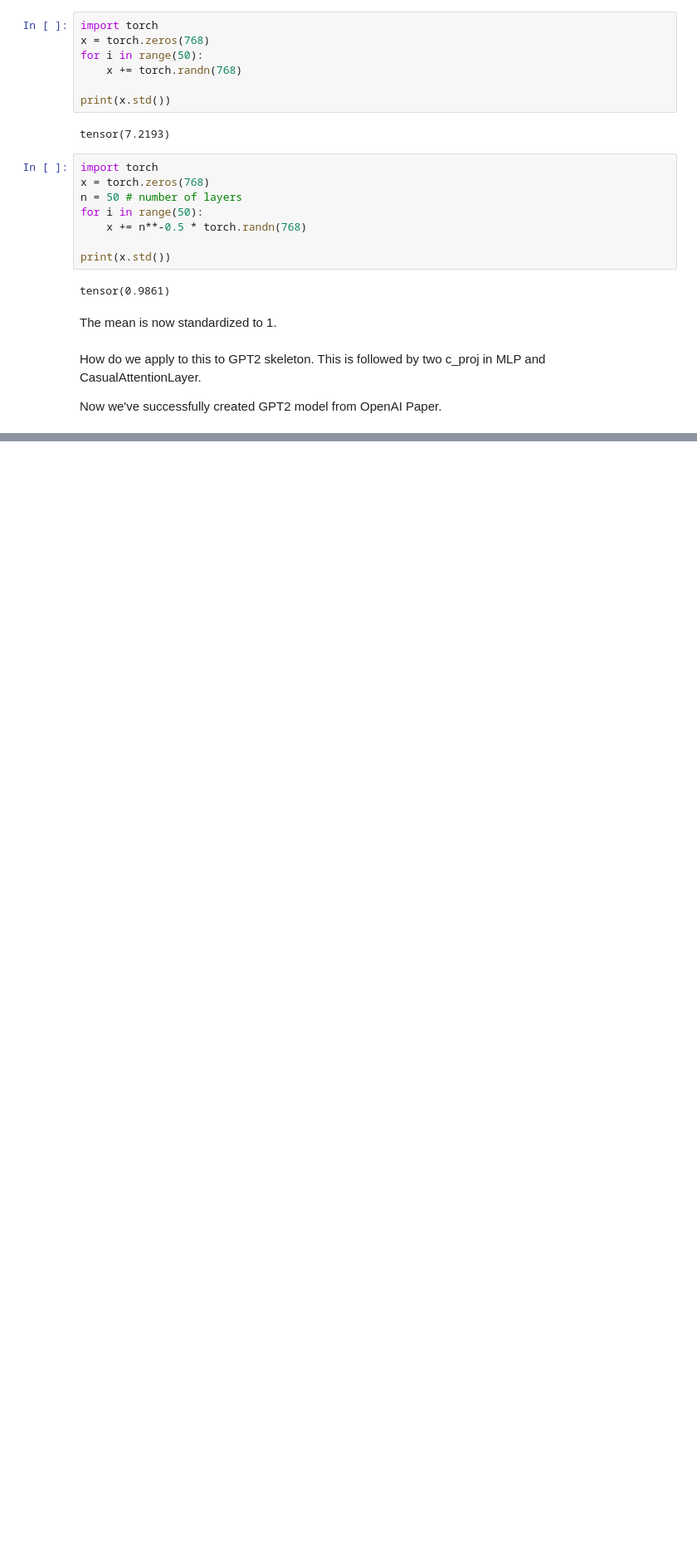
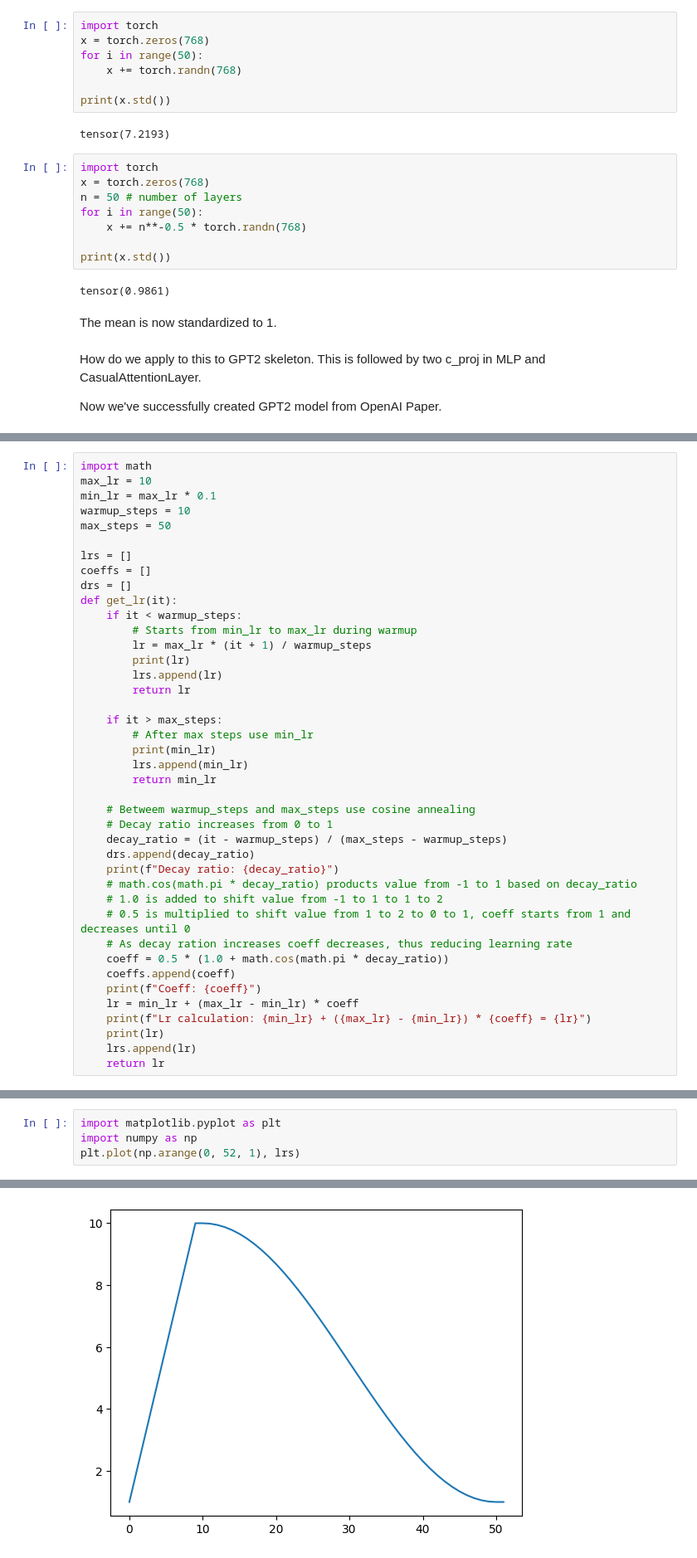
Before and after one commit to JpChii/gpt2-reproduced, a Jupyter notebook: playground.ipynb, the cells around one changed output, grey strips where cells are left out. Shown at 83% size. Drawn from its saved outputs; the diff is of its cells as text; blank space fills up the shorter version.

```diff
--- a/playground.ipynb
+++ b/playground.ipynb
@@ -964,0 +946,41 @@ RuntimeError: The size of tensor a (64) must match the size of tensor b (30) at
+# %%
+import math
+max_lr = 10
+min_lr = max_lr * 0.1
+warmup_steps = 10
+max_steps = 50
+
+lrs = []
+coeffs = []
+drs = []
+def get_lr(it):
+    if it < warmup_steps:
+        # Starts from min_lr to max_lr during warmup
+        lr = max_lr * (it + 1) / warmup_steps
+        print(lr)
+        lrs.append(lr)
+        return lr
+
+    if it > max_steps:
+        # After max steps use min_lr
+        print(min_lr)
+        lrs.append(min_lr)
+        return min_lr
+
+    # Betweem warmup_steps and max_steps use cosine annealing
+    # Decay ratio increases from 0 to 1
+    decay_ratio = (it - warmup_steps) / (max_steps - warmup_steps)
+    drs.append(decay_ratio)
+    print(f"Decay ratio: {decay_ratio}")
+    # math.cos(math.pi * decay_ratio) products value from -1 to 1 based on decay_ratio
+    # 1.0 is added to shift value from -1 to 1 to 1 to 2
+    # 0.5 is multiplied to shift value from 1 to 2 to 0 to 1, coeff starts from 1 and decreases until 0
+    # As decay ration increases coeff decreases, thus reducing learning rate
+    coeff = 0.5 * (1.0 + math.cos(math.pi * decay_ratio))
+    coeffs.append(coeff)
+    print(f"Coeff: {coeff}")
+    lr = min_lr + (max_lr - min_lr) * coeff
+    print(f"Lr calculation: {min_lr} + ({max_lr} - {min_lr}) * {coeff} = {lr}")
+    print(lr)
+    lrs.append(lr)
+    return lr
@@ -964,0 +1008,5 @@ RuntimeError: The size of tensor a (64) must match the size of tensor b (30) at
+# %%
+import matplotlib.pyplot as plt
+import numpy as np
+plt.plot(np.arange(0, 52, 1), lrs)
+# %% [output]
@@ -964,0 +1014 @@ RuntimeError: The size of tensor a (64) must match the size of tensor b (30) at
+[figure, added]
```
Also changed, not shown: parts of 12 cells of this notebook, 3 other files.
